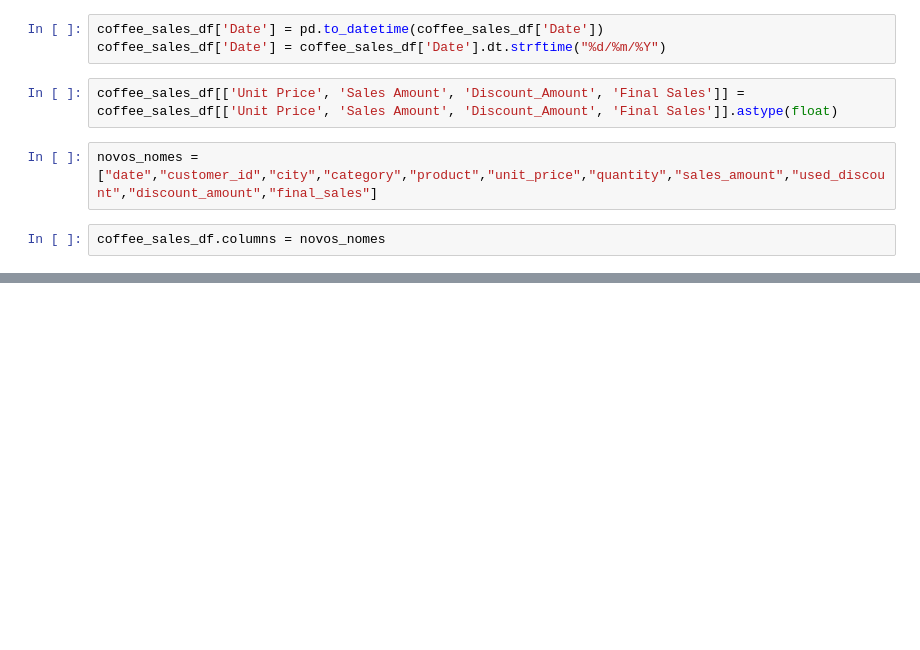
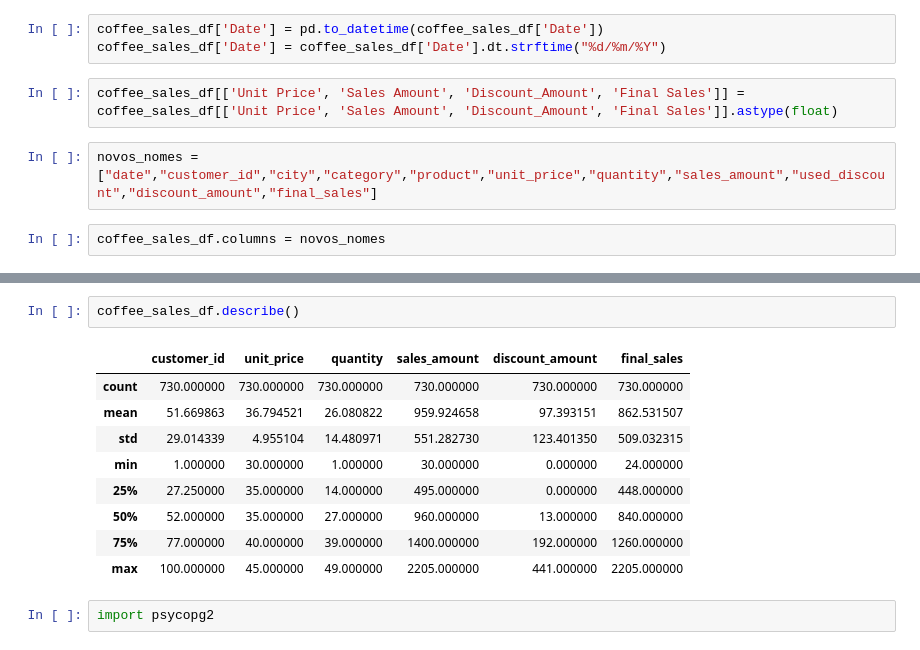
Before and after one commit to Joaomarceloamaral/Coffe_Beans_Sales, a Jupyter notebook: main.ipynb, the cells around one changed output, grey strips where cells are left out. Drawn from its saved outputs; the diff is of its cells as text; blank space fills up the shorter version.

```diff
--- a/main.ipynb
+++ b/main.ipynb
@@ -132,0 +74,14 @@ print(coffee_sales_df)
+# %%
+coffee_sales_df.describe()
+# %% [output]
+|  | customer_id | unit_price | quantity | sales_amount | discount_amount | final_sales |
+| count | 730.000000 | 730.000000 | 730.000000 | 730.000000 | 730.000000 | 730.000000 |
+| mean | 51.669863 | 36.794521 | 26.080822 | 959.924658 | 97.393151 | 862.531507 |
+| std | 29.014339 | 4.955104 | 14.480971 | 551.282730 | 123.401350 | 509.032315 |
+| min | 1.000000 | 30.000000 | 1.000000 | 30.000000 | 0.000000 | 24.000000 |
+| 25% | 27.250000 | 35.000000 | 14.000000 | 495.000000 | 0.000000 | 448.000000 |
+| 50% | 52.000000 | 35.000000 | 27.000000 | 960.000000 | 13.000000 | 840.000000 |
+| 75% | 77.000000 | 40.000000 | 39.000000 | 1400.000000 | 192.000000 | 1260.000000 |
+| max | 100.000000 | 45.000000 | 49.000000 | 2205.000000 | 441.000000 | 2205.000000 |
+# %%
+import psycopg2
```
Also changed, not shown: parts of 15 cells of this notebook, 1 other file.
